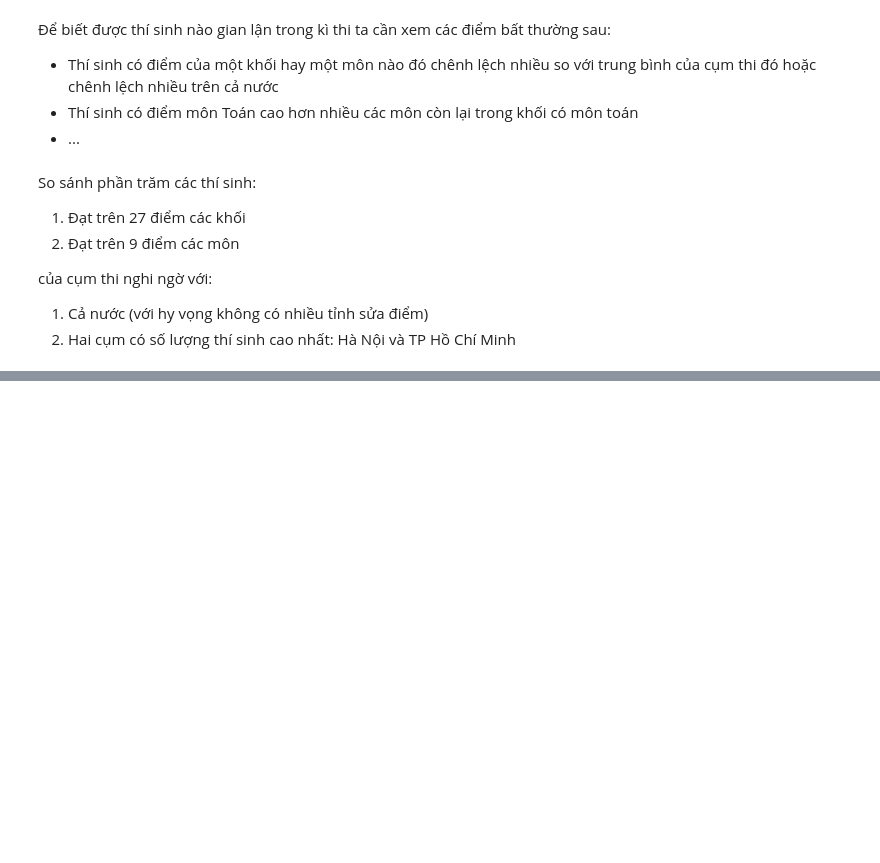
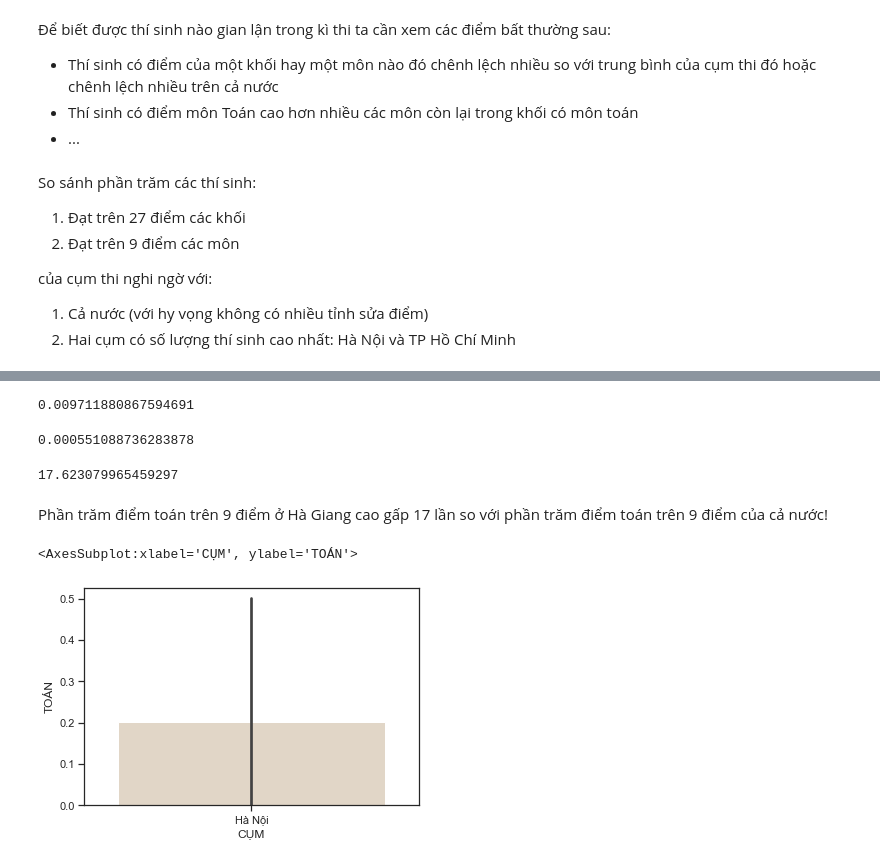
Before and after one commit to nguyenkhangme/project-visualization-cheating-score, a Jupyter notebook: Main.ipynb, the cells around one changed output, grey strips where cells are left out. Saved outputs shown, nothing was run; the diff lists cells and outputs as text; code cells hidden in the pictures; blank space fills up the shorter version.

```diff
--- a/Main.ipynb
+++ b/Main.ipynb
@@ -92,6 +101,6 @@ df.drop_duplicates(inplace=True)
 # %%
 # Thêm cụm thi vào dataframe
 dict_cumthi = {1: "Hà Nội",2: "TP. Hồ Chí Minh",3: "Hải Phòng",4: "Đà Nẵng",5: "Hà Giang",6: "Cao Bằng",7: "Lai Châu",8: "Lào Cai",9: "Tuyên Quang",10: "Lạng Sơn",11: "Bắc Kạn",12: "Thái Nguyên",13: "Yên Bái",14: "Sơn La",15: "Phú Thọ",16: "Vĩnh Phúc",17: "Quảng Ninh",18: "Bắc Giang",19: "Bắc Ninh",21: "Hải Dương",22: "Hưng Yên",23: "Hoà Bình",24: "Hà Nam",25: "Nam Định",26: "Thái Bình",27: "Ninh Bình",28: "Thanh Hoá",29: "Nghệ An",30: "Hà Tĩnh",31: "Quảng Bình",32: "Quảng Trị",33: "Thừa Thiên -Huế",34: "Quảng Nam",35: "Quảng Ngãi",36: "Kon Tum",37: "Bình Định",38: "Gia Lai",39: "Phú Yên",40: "Đắk Lắk",41: "Khánh Hoà",42: "Lâm Đồng",43: "Bình Phước",44: "Bình Dương",45: "Ninh Thuận",46: "Tây Ninh",47: "Bình Thuận",48: "Đồng Nai",49: "Long An",50: "Đồng Tháp",51: "An Giang",52: "Bà Rịa-Vũng Tàu",53: "Tiền Giang",54: "Kiên Giang",55: "Cần Thơ",56: "Bến Tre",57: "Vĩnh Long",58: "Trà Vinh",59: "Sóc Trăng",60: "Bạc Liêu",61: "Cà Mau",62: "Điện Biên",63: "Đăk Nông",64: "Hậu Giang",65: "Cục Nhà trường - Bộ Quốc phòng"}
-df["Cụm thi"] = df["SBD"].apply(lambda x: dict_cumthi[int(x/1_000_000)])
+df["CỤM"] = df["SBD"].apply(lambda x: dict_cumthi[int(x/1_000_000)])
 # %%
 # Xem số lượng thí sinh ở từng cụm
@@ -149,0 +170,25 @@ của cụm thi nghi ngờ với:
+# %%
+sumHGToan = HGToan[9.0] + HGToan[9.2] + HGToan[9.4] + HGToan[9.6]
+sumHGToan
+# %% [output]
+0.009711880867594691
+# %%
+AllToan = pd.DataFrame(df['TOÁN'].value_counts()/(df['TOÁN'].count()))
+AllToan = AllToan.sort_index()
+AllToan = AllToan['TOÁN']
+AllToan
+
+i = 9.0
+sumAllToan = 0
+while i<=10:
+    sumAllToan += AllToan[np.round(i,1)]
+    i+=0.2
+sumAllToan
+# %% [output]
+0.000551088736283878
+# %%
+sumHGToan/sumAllToan
+# %% [output]
+17.623079965459297
+# %% [markdown]
+Phần trăm điểm toán trên 9 điểm ở Hà Giang cao gấp 17 lần so với phần trăm điểm toán trên 9 điểm của cả nước!
@@ -149,0 +204,6 @@ của cụm thi nghi ngờ với:
+# %%
+
+sns.barplot(x="CỤM", y= "TOÁN", palette="ch:.25", data=df[:1000], estimator=lambda x: sum(x>=9)*100.0/len(x))
+# %% [output]
+<AxesSubplot:xlabel='CỤM', ylabel='TOÁN'>
+[figure, added]
```
Also changed, not shown: parts of 15 cells of this notebook.
